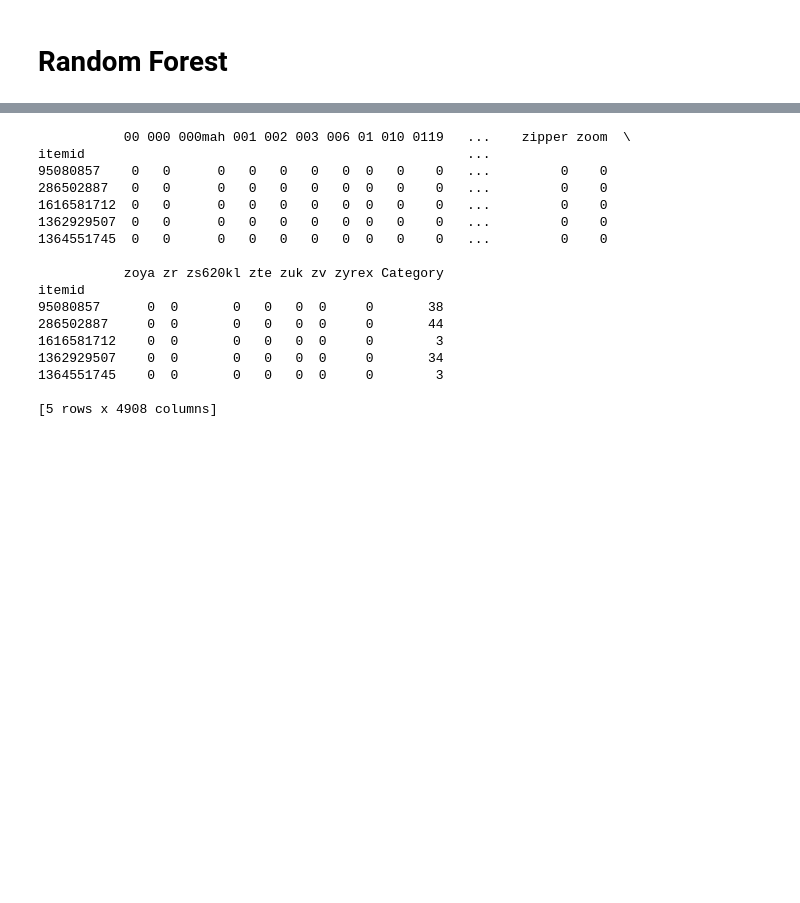
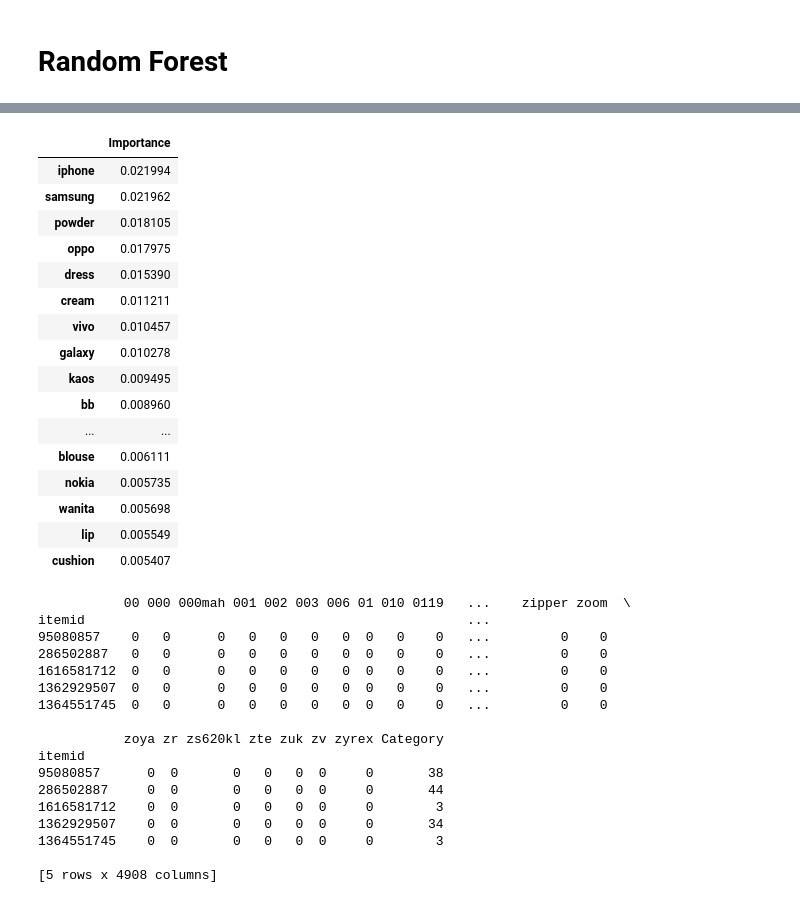
Before and after one commit to Andyayk/IS450-T4, a Jupyter notebook: models/classification/Compute Confusion Matrix for all algorithm.ipynb, the cells around one changed output, grey strips where cells are left out. Saved outputs shown, nothing was run; the diff lists cells and outputs as text; code cells hidden in the pictures; blank space fills up the shorter version.

```diff
--- a/models/classification/Compute Confusion Matrix for all algorithm.ipynb
+++ b/models/classification/Compute Confusion Matrix for all algorithm.ipynb
@@ -288,3 +288,26 @@ F1: 0.8539166666666667
+# %%
+feature_importances = pd.DataFrame(rf.feature_importances_,
+                                   index = X_train.columns,
+                                    columns=['Importance']).sort_values('Importance', ascending=False)
+feature_importances[1:21]
+# %% [output]
+|  | Importance |
+| iphone | 0.021994 |
+| samsung | 0.021962 |
+| powder | 0.018105 |
+| oppo | 0.017975 |
+| dress | 0.015390 |
+| cream | 0.011211 |
+| vivo | 0.010457 |
+| galaxy | 0.010278 |
+| kaos | 0.009495 |
+| bb | 0.008960 |
+| ... | ... |
+| blouse | 0.006111 |
+| nokia | 0.005735 |
+| wanita | 0.005698 |
+| lip | 0.005549 |
+| cushion | 0.005407 |
 # %%
 print(X_test.head())
 d = {'itemid': X_test.index.tolist(), 'prediction': y_pred}
```
Also changed, not shown: parts of 1 cell of this notebook.
